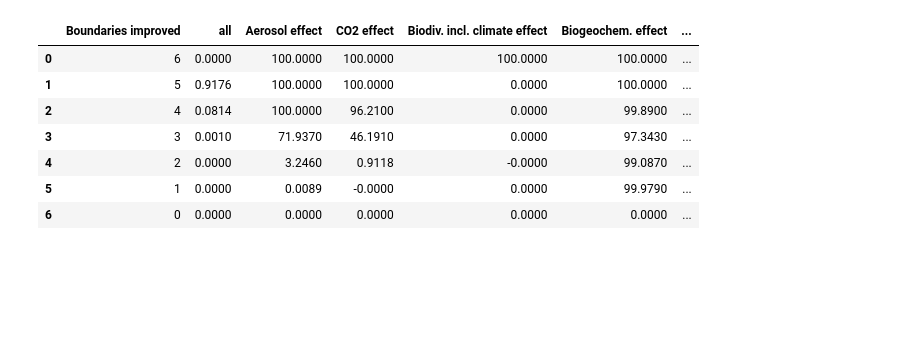
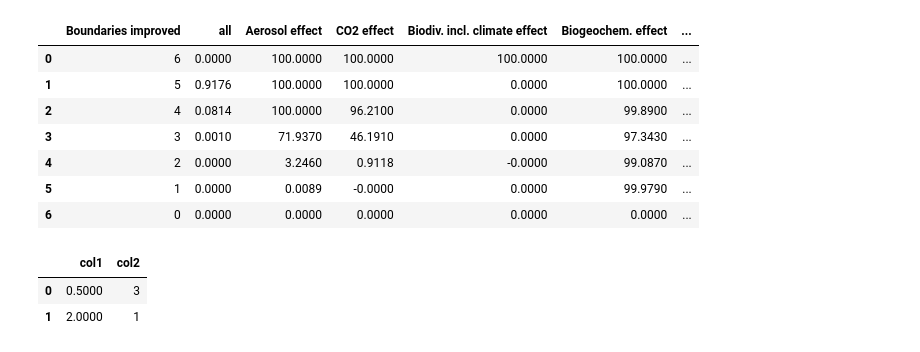
Before and after one commit to gustavengstrom/pbtech, a Jupyter notebook: Results_and_figures.ipynb, the cells around one changed output. Saved outputs shown, nothing was run; the diff lists cells and outputs as text; code cells hidden in the pictures; blank space fills up the shorter version.

```diff
--- a/Results_and_figures.ipynb
+++ b/Results_and_figures.ipynb
@@ -447,3 +439,13 @@ Number of conditional volumes found:  63
 | 4 | 2 | 0.0000 | 3.2460 | 0.9118 | -0.0000 | 99.0870 | ... |
 | 5 | 1 | 0.0000 | 0.0089 | -0.0000 | 0.0000 | 99.9790 | ... |
 | 6 | 0 | 0.0000 | 0.0000 | 0.0000 | 0.0000 | 0.0000 | ... |
+# %%
+d = {"col1": [1, 2], "col2": [3, 4]}
+df1 = pd.DataFrame(data=d)
+d = {"col1": [0.5, 3], "col2": [5, 1]}
+df2 = pd.DataFrame(data=d)
+pd.concat([df1, df2]).groupby(level=0).min()
+# %% [output]
+|  | col1 | col2 |
+| 0 | 0.5000 | 3 |
+| 1 | 2.0000 | 1 |
```
Also changed, not shown: parts of 1 cell of this notebook, 11 other files.
